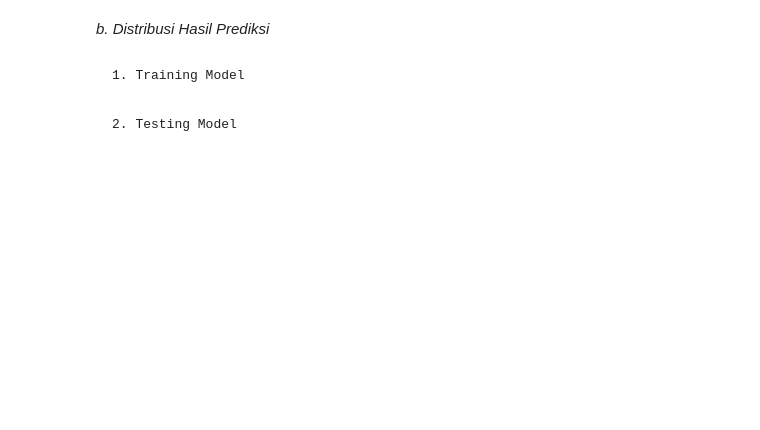
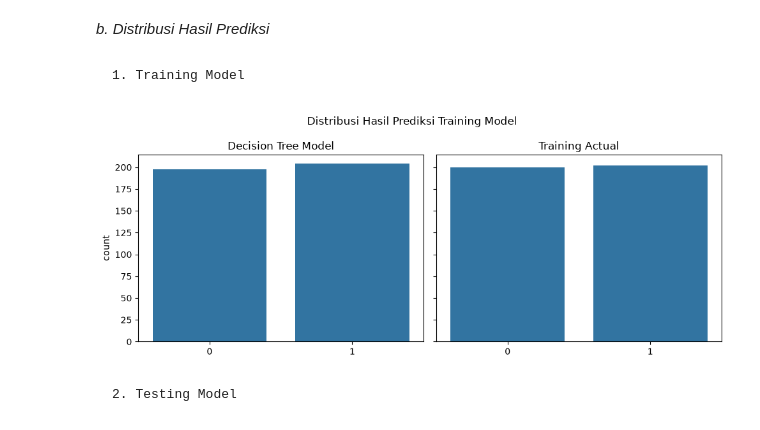
Before and after one commit to Jauziyah/LKS-Project-2025-And-Others, a Jupyter notebook: EXERCISE/DEPRESSION - DECISION TREE/huhuhu.ipynb, the cells around one changed output. Cells and saved outputs as stored; diff of their text form; code cells hidden in the pictures; blank space fills up the shorter version.

```diff
--- a/EXERCISE/DEPRESSION - DECISION TREE/huhuhu.ipynb
+++ b/EXERCISE/DEPRESSION - DECISION TREE/huhuhu.ipynb
@@ -771,24 +819,26 @@ plt.show()
 # %% [markdown]
     1. Training Model
 # %%
-y_train_pred = dt.predict(X_train)
+y_train_pred = dt.predict(X_train_fold)
 
 data_train_pred = pd.DataFrame({
     "Decision Tree Model": y_train_pred,
-    "Training Actual": y_train
+    "Training Actual": y_train_fold
 })
 
 fig, axes = plt.subplots(1, data_train_pred.shape[1], figsize=(10, 4), sharey=True)
 
 for ax, col in zip(axes, data_train_pred.columns):
     sns.countplot(x=data_train_pred[col], ax=ax)
     ax.set_title(col)
     ax.set_xlabel("")
 
 axes[0].set_ylabel("count")
 fig.suptitle("Distribusi Hasil Prediksi Training Model")
 fig.tight_layout()
 plt.show()
+# %% [output]
+[figure, added]
 # %% [markdown]
     2. Testing Model
 # %%
```
Also changed, not shown: parts of 25 cells of this notebook, 8 other files.
